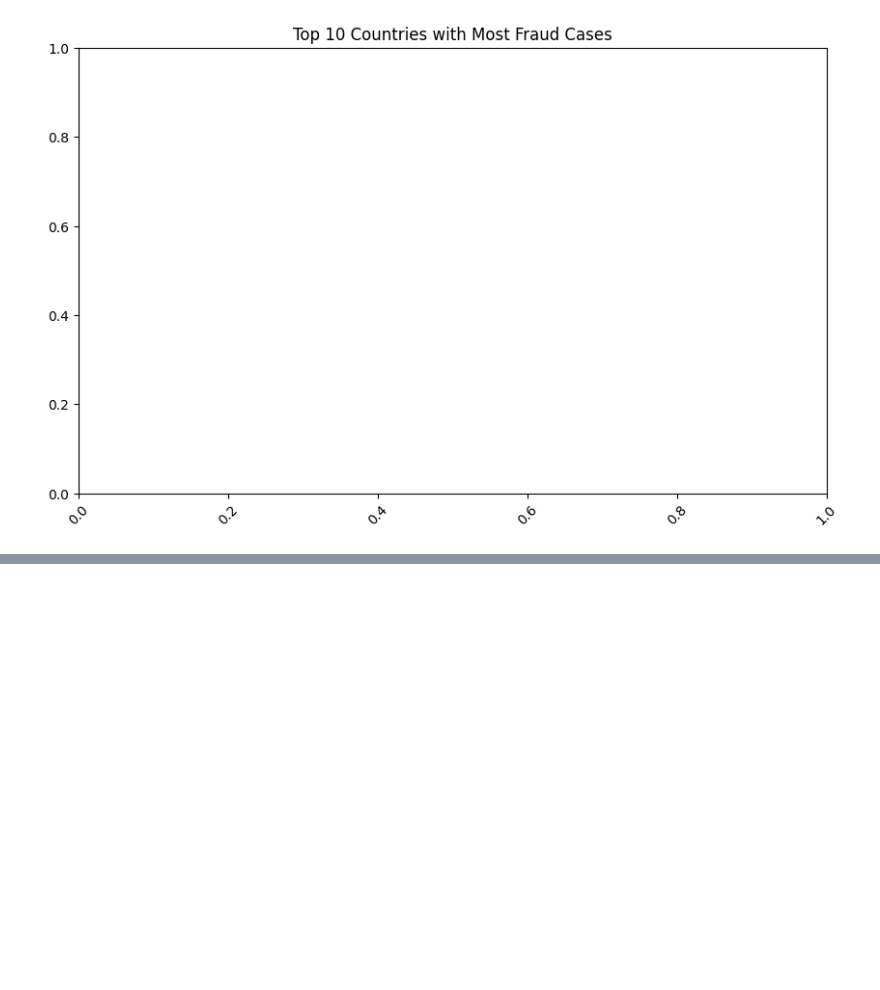
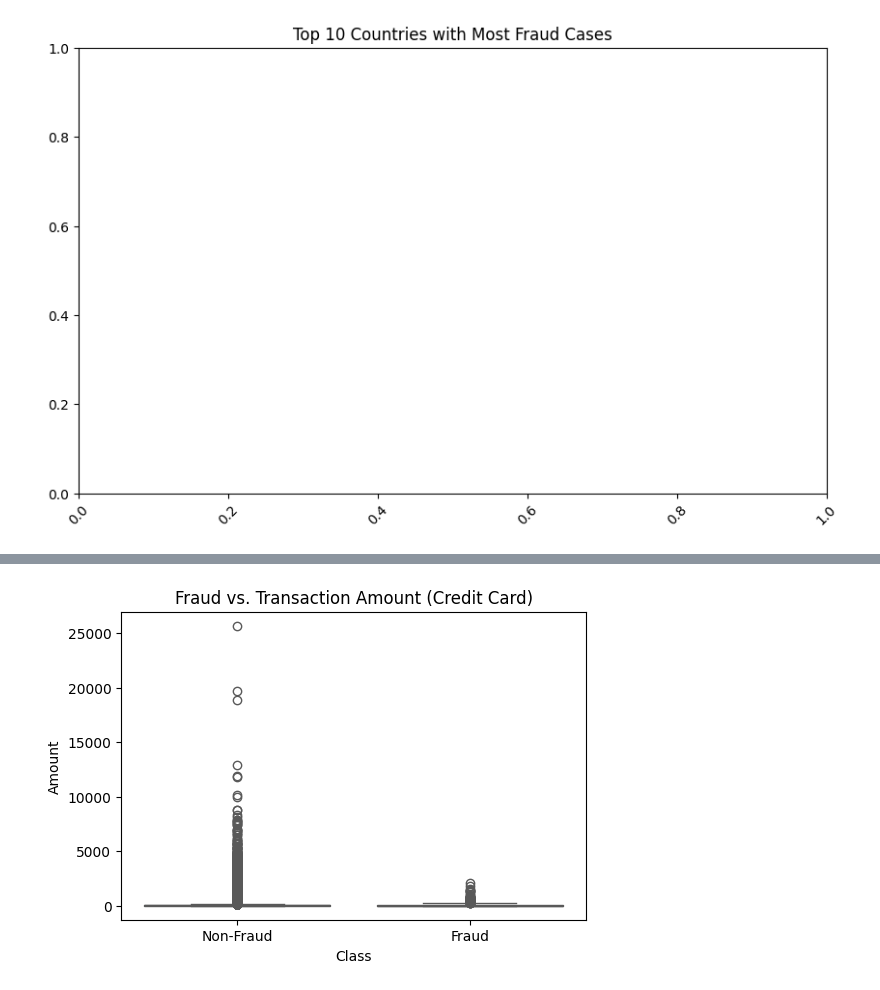
Before and after one commit to Khayo-7/10Academy-Kifiya-Week-8-9, a Jupyter notebook: notebooks/initial_EDA.ipynb, the cells around one changed output, grey strips where cells are left out. Cells and saved outputs as stored; diff of their text form; code cells hidden in the pictures; blank space fills up the shorter version.

```diff
--- a/notebooks/initial_EDA.ipynb
+++ b/notebooks/initial_EDA.ipynb
@@ -212,0 +263,4 @@ fraud_df.to_csv(os.path.join(DATAPATH, 'preprocessed', "fraud_preprocessed.csv")
+# %%
+# Transaction Amount Distribution (Fraud vs. Non-Fraud)
+plot_box(data=credit_df, x='Class', y='Amount', title="Fraud vs. Transaction Amount (Credit Card)")
+# %% [output]
@@ -212,0 +269 @@ fraud_df.to_csv(os.path.join(DATAPATH, 'preprocessed', "fraud_preprocessed.csv")
+[figure, added]
```
Also changed, not shown: parts of 19 cells of this notebook, 3 other files.
